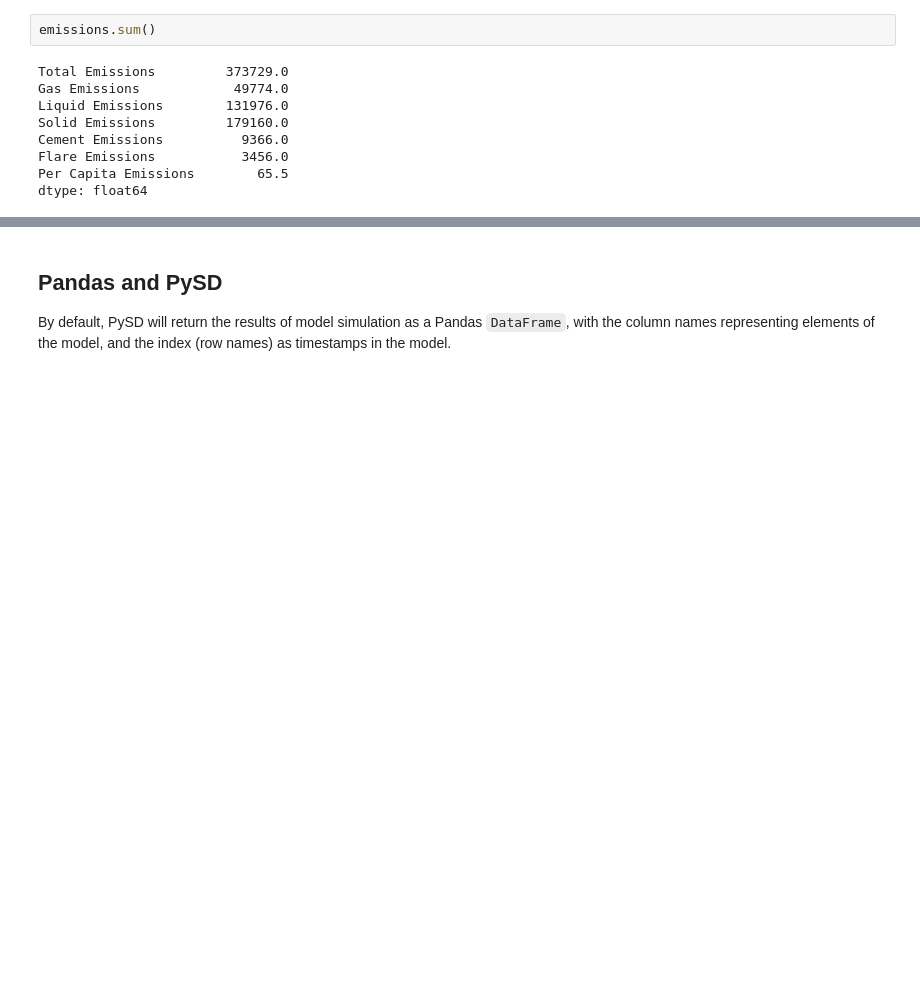
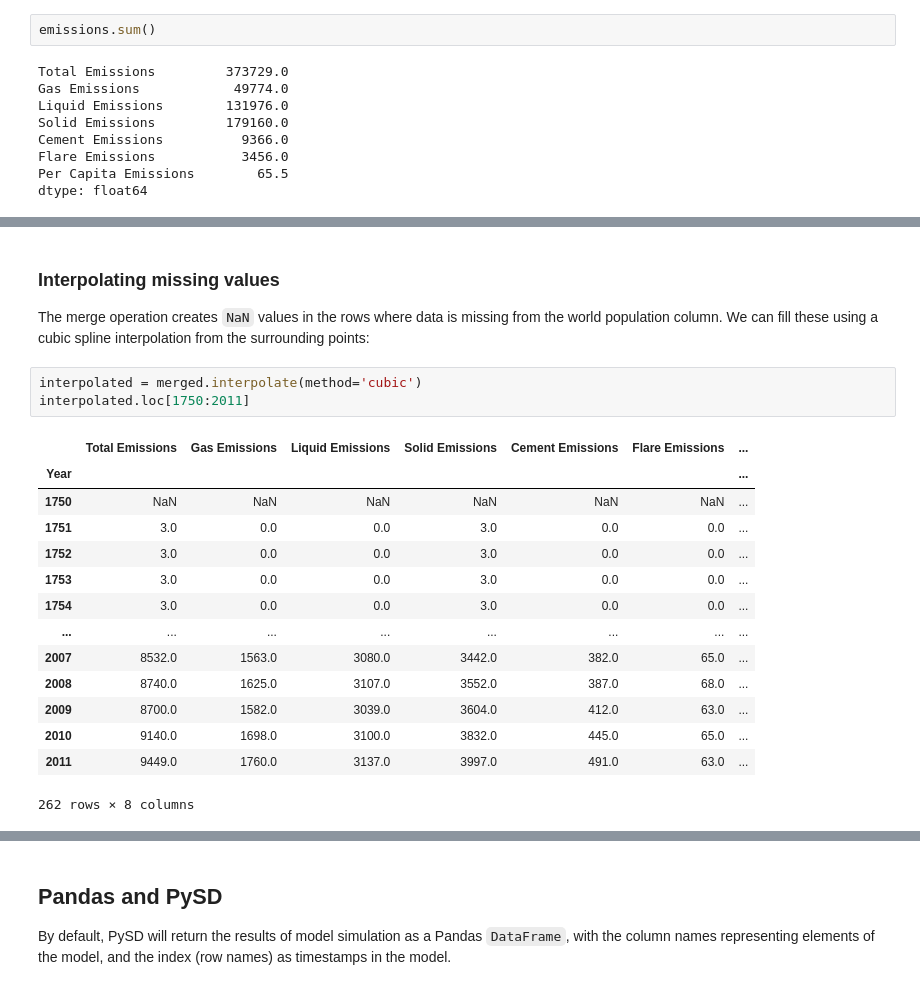
Before and after one commit to SDXorg/PySD-Cookbook, a Jupyter notebook: source/analyses/data_handling/pandas.ipynb, the cells around one changed output, grey strips where cells are left out. Drawn from its saved outputs; the diff is of its cells as text; blank space fills up the shorter version.

```diff
--- a/source/analyses/data_handling/pandas.ipynb
+++ b/source/analyses/data_handling/pandas.ipynb
@@ -229,0 +248,21 @@ To Add:
+# %% [markdown]
+### Interpolating missing values
+The merge operation creates `NaN` values in the rows where data is missing from the world population column. We can fill these using a cubic spline interpolation from the surrounding points:
+# %%
+interpolated = merged.interpolate(method='cubic')
+interpolated.loc[1750:2011]
+# %% [output]
+|  | Total Emissions | Gas Emissions | Liquid Emissions | Solid Emissions | Cement Emissions | Flare Emissions | ... |
+| Year |  |  |  |  |  |  | ... |
+| 1750 | NaN | NaN | NaN | NaN | NaN | NaN | ... |
+| 1751 | 3.0 | 0.0 | 0.0 | 3.0 | 0.0 | 0.0 | ... |
+| 1752 | 3.0 | 0.0 | 0.0 | 3.0 | 0.0 | 0.0 | ... |
+| 1753 | 3.0 | 0.0 | 0.0 | 3.0 | 0.0 | 0.0 | ... |
+| 1754 | 3.0 | 0.0 | 0.0 | 3.0 | 0.0 | 0.0 | ... |
+| ... | ... | ... | ... | ... | ... | ... | ... |
+| 2007 | 8532.0 | 1563.0 | 3080.0 | 3442.0 | 382.0 | 65.0 | ... |
+| 2008 | 8740.0 | 1625.0 | 3107.0 | 3552.0 | 387.0 | 68.0 | ... |
+| 2009 | 8700.0 | 1582.0 | 3039.0 | 3604.0 | 412.0 | 63.0 | ... |
+| 2010 | 9140.0 | 1698.0 | 3100.0 | 3832.0 | 445.0 | 65.0 | ... |
+| 2011 | 9449.0 | 1760.0 | 3137.0 | 3997.0 | 491.0 | 63.0 | ... |
+262 rows × 8 columns
```
Also changed, not shown: parts of 16 cells of this notebook, 2 other files.
